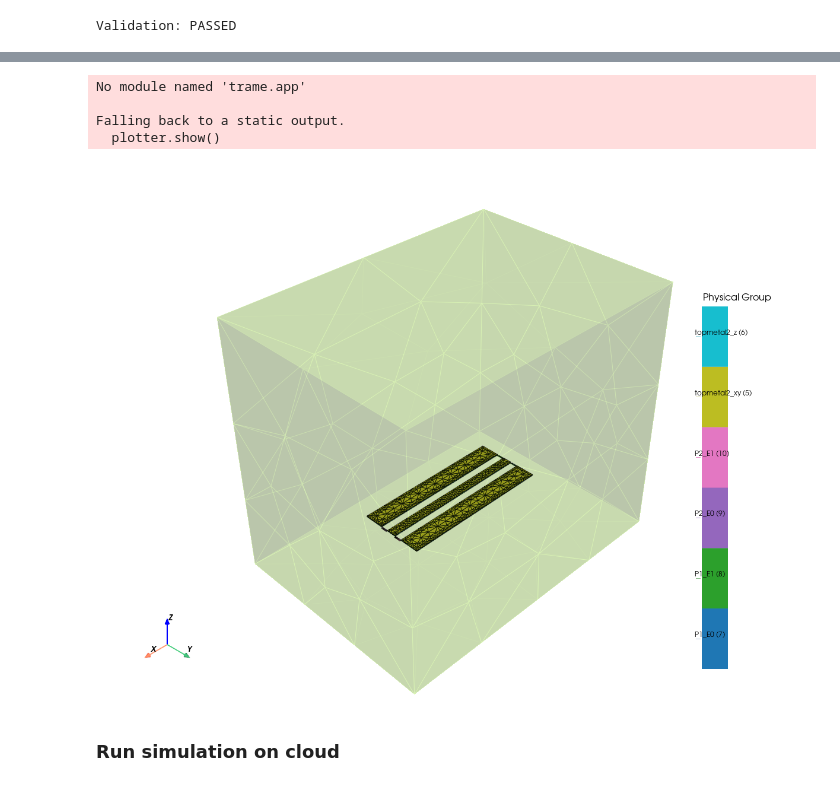
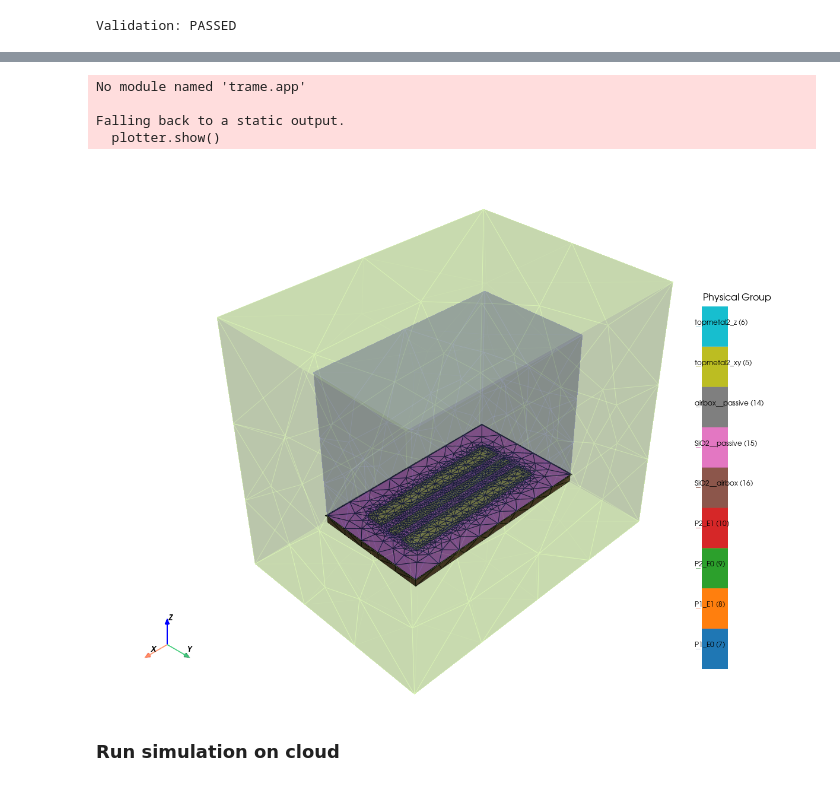
Before and after one commit to EpsilonForge/gsim, a Jupyter notebook: nbs/palace_demo_cpw.ipynb, the cells around one changed output, grey strips where cells are left out. Drawn from its saved outputs; the diff is of its cells as text; code cells hidden in the pictures.

Commit message:
added physical groups to interface surfaces

```diff
--- a/nbs/palace_demo_cpw.ipynb
+++ b/nbs/palace_demo_cpw.ipynb
@@ -144,18 +144,18 @@ Mesh:   palace-sim-cpw/palace.msh
 # %%
 # Static PNG (wireframe, filtered to metal + port groups)
 # sim.plot_mesh(show_groups=["metal", "P"], interactive=False)
 
 # Interactive wireframe
 # sim.plot_mesh(show_groups=["metal", "P"], interactive=True)
 
 # Solid view — coloured surfaces per physical group, boundary transparent
-sim.plot_mesh(style="solid", transparent_groups=["Absorbing_boundary"], interactive=True)
+sim.plot_mesh(style="solid", transparent_groups=["Absorbing_boundary", "air__airbox", "air__passive"], interactive=True)
 # %% [output]
 No module named 'trame.app'
 
 Falling back to a static output.
   plotter.show()
-[figure, old version]
+[figure, new version]
 # %% [markdown]
 ### Run simulation on cloud
 # %%
```
Also changed, not shown: parts of 1 cell of this notebook, 1 other file.
